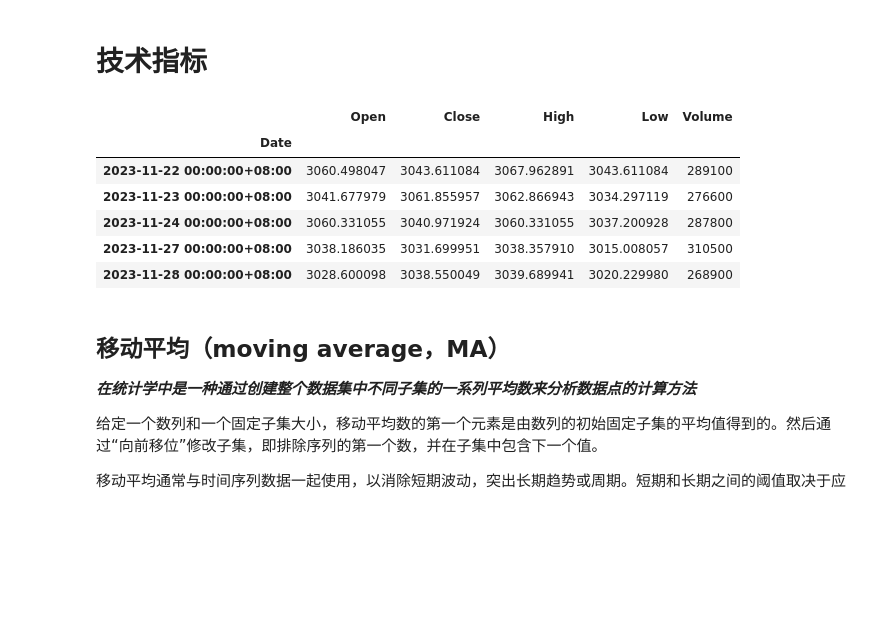
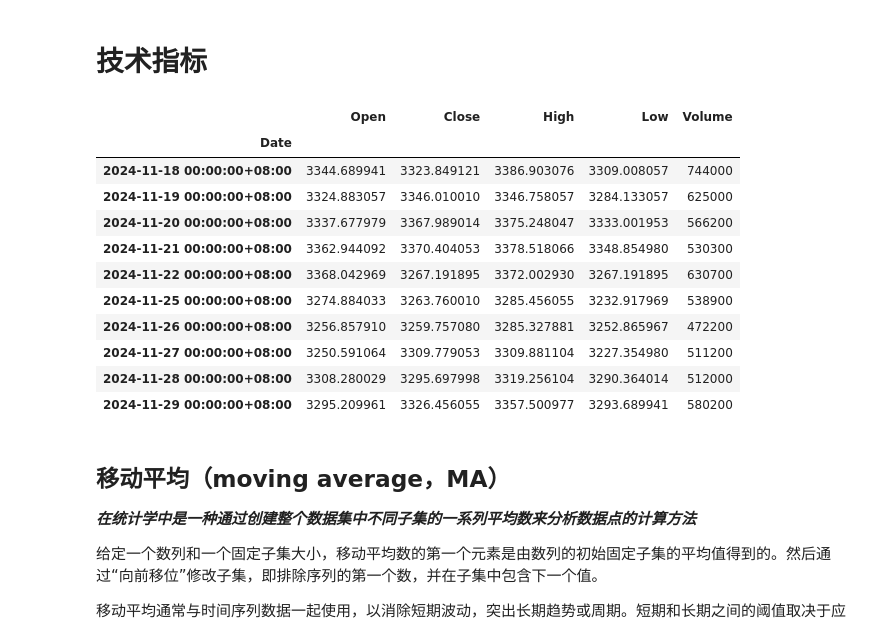
Before and after one commit to xnraiser/my_quan, a Jupyter notebook: indicators.ipynb, the cells around one changed output. Cells and saved outputs as stored; diff of their text form; code cells hidden in the pictures; blank space fills up the shorter version.

```diff
--- a/indicators.ipynb
+++ b/indicators.ipynb
@@ -2,26 +2,37 @@
 # 技术指标
 # %%
 import yfinance as yf
-import matplotlib.pyplot as plt
+import mplfinance as mpf
+import pandas as pd
 
 # 从yahoo finance获取数据
 ticker = yf.Ticker("000001.SS")
 # ticker = yf.Ticker("BTC-USD")
 
-# hist = ticker.history(start="2024-11-01", end="2024-11-14")
-hist = ticker.history(period="1y")
+# 通过时间周期获取股价
+# interval设置股价间隔，其值可以是1m, 2m, 5m, 15m, 30m, 60m, 90m, 1h, 1d, 5d, 1wk, 1mo, 3mo
+# period的值可以是1d, 5d, 1mo, 3mo, 6mo, 1y, 2y, 5y, 10y, ytd, max
+# hist = ticker.history(interval="1d", period="1y")
+# 通过时间区间获取股价
+hist = ticker.history(interval="1d", start="2023-12-01", end="2024-12-01")
 
+# 从历史记录中提取开盘价、收盘价、最高价、最低价、成交量
 df = hist[['Open', 'Close', 'High', 'Low', 'Volume']]
 
-df.head(5)
+df.tail(10)
 # %% [output]
 |  | Open | Close | High | Low | Volume |
 | Date |  |  |  |  |  |
-| 2023-11-22 00:00:00+08:00 | 3060.498047 | 3043.611084 | 3067.962891 | 3043.611084 | 289100 |
-| 2023-11-23 00:00:00+08:00 | 3041.677979 | 3061.855957 | 3062.866943 | 3034.297119 | 276600 |
-| 2023-11-24 00:00:00+08:00 | 3060.331055 | 3040.971924 | 3060.331055 | 3037.200928 | 287800 |
-| 2023-11-27 00:00:00+08:00 | 3038.186035 | 3031.699951 | 3038.357910 | 3015.008057 | 310500 |
-| 2023-11-28 00:00:00+08:00 | 3028.600098 | 3038.550049 | 3039.689941 | 3020.229980 | 268900 |
+| 2024-11-18 00:00:00+08:00 | 3344.689941 | 3323.849121 | 3386.903076 | 3309.008057 | 744000 |
+| 2024-11-19 00:00:00+08:00 | 3324.883057 | 3346.010010 | 3346.758057 | 3284.133057 | 625000 |
+| 2024-11-20 00:00:00+08:00 | 3337.677979 | 3367.989014 | 3375.248047 | 3333.001953 | 566200 |
+| 2024-11-21 00:00:00+08:00 | 3362.944092 | 3370.404053 | 3378.518066 | 3348.854980 | 530300 |
+| 2024-11-22 00:00:00+08:00 | 3368.042969 | 3267.191895 | 3372.002930 | 3267.191895 | 630700 |
+| 2024-11-25 00:00:00+08:00 | 3274.884033 | 3263.760010 | 3285.456055 | 3232.917969 | 538900 |
+| 2024-11-26 00:00:00+08:00 | 3256.857910 | 3259.757080 | 3285.327881 | 3252.865967 | 472200 |
+| 2024-11-27 00:00:00+08:00 | 3250.591064 | 3309.779053 | 3309.881104 | 3227.354980 | 511200 |
+| 2024-11-28 00:00:00+08:00 | 3308.280029 | 3295.697998 | 3319.256104 | 3290.364014 | 512000 |
+| 2024-11-29 00:00:00+08:00 | 3295.209961 | 3326.456055 | 3357.500977 | 3293.689941 | 580200 |
 # %% [markdown]
 ## 移动平均（moving average，MA）
 ***在统计学中是一种通过创建整个数据集中不同子集的一系列平均数来分析数据点的计算方法***
```
Also changed, not shown: parts of 9 cells of this notebook.
